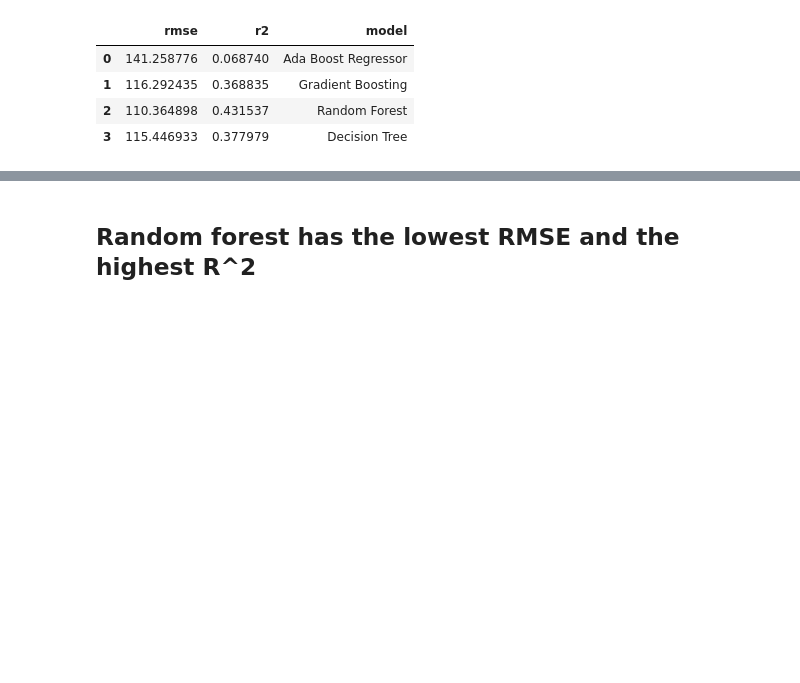
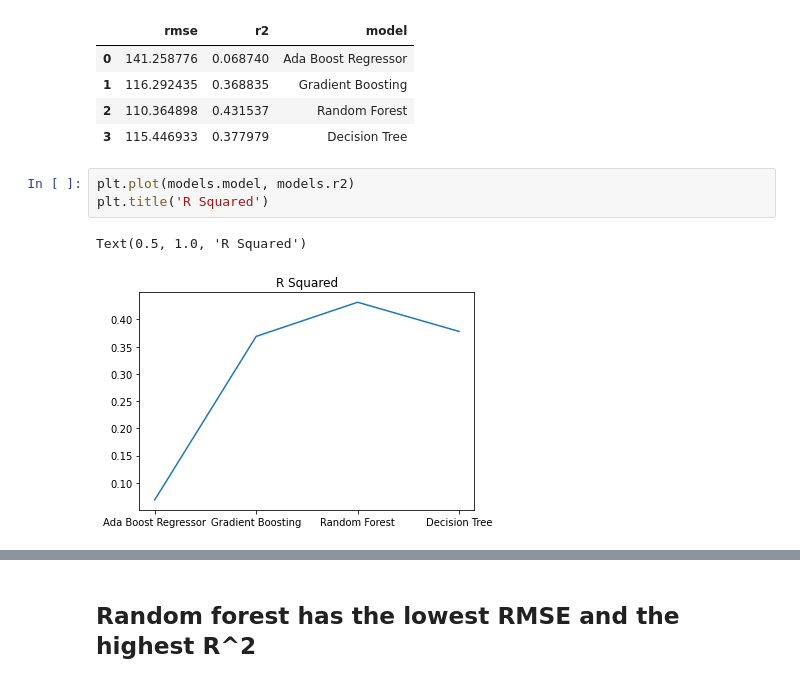
Before and after one commit to RemiWLeBlanc/MSDS699_Final_Project_LeBlanc, a Jupyter notebook: FinalProject.ipynb, the cells around one changed output, grey strips where cells are left out. Drawn from its saved outputs; the diff is of its cells as text; blank space fills up the shorter version.

```diff
--- a/FinalProject.ipynb
+++ b/FinalProject.ipynb
@@ -443,6 +443,12 @@ models
 | 1 | 116.292435 | 0.368835 | Gradient Boosting |
 | 2 | 110.364898 | 0.431537 | Random Forest |
 | 3 | 115.446933 | 0.377979 | Decision Tree |
+# %%
+plt.plot(models.model, models.r2)
+plt.title('R Squared')
+# %% [output]
+Text(0.5, 1.0, 'R Squared')
+[figure, added]
 # %%
 plt.plot(models.model, models.rmse)
 plt.title('RMSE')
```
Also changed, not shown: parts of 7 cells of this notebook.
